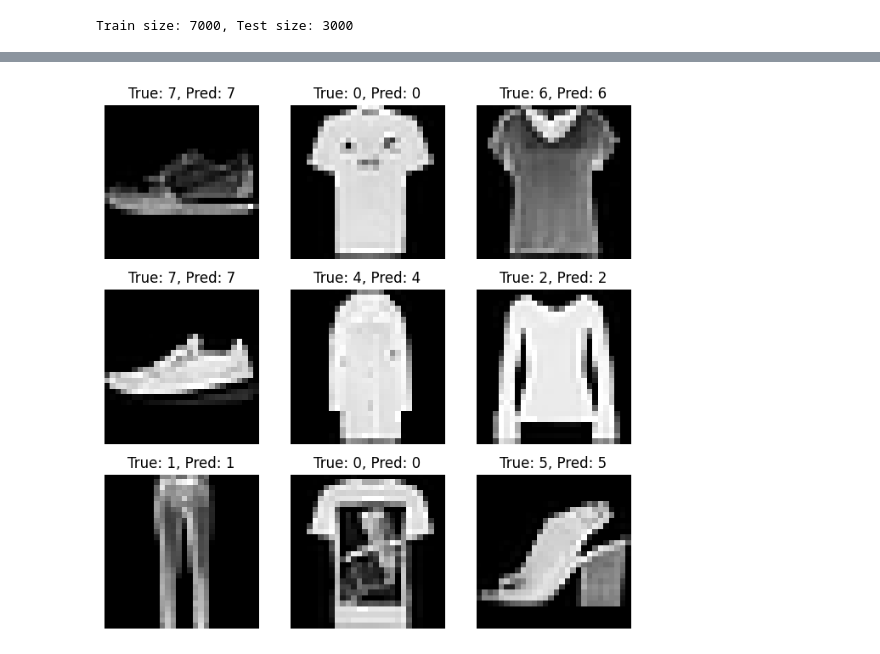
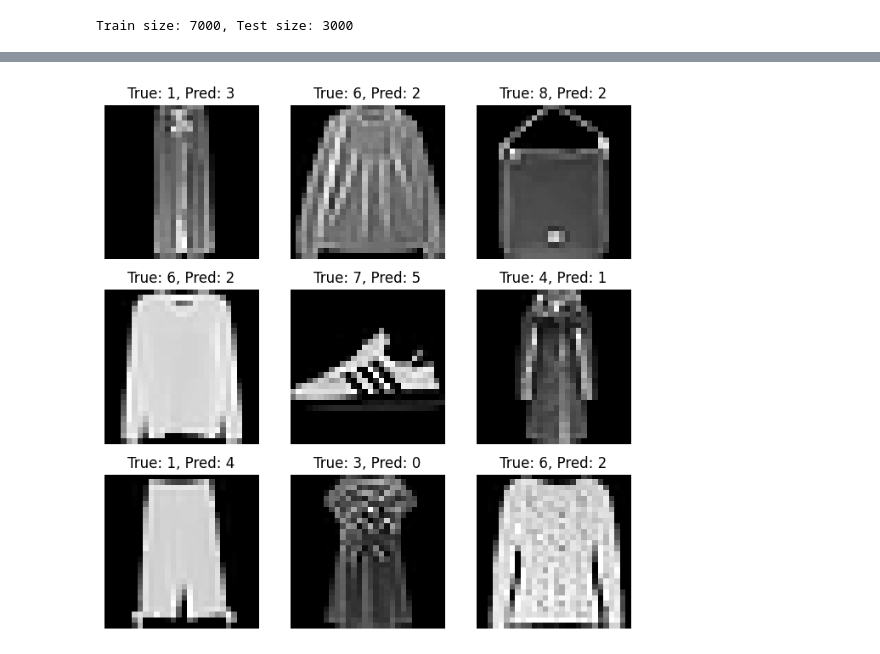
Before and after one commit to fynley17/AI-Class, a Jupyter notebook: Week5 - Feedforwading Neural Networks/homework/fasion.ipynb, the cells around one changed output, grey strips where cells are left out. Drawn from its saved outputs; the diff is of its cells as text; code cells hidden in the pictures.

```diff
--- a/Week5 - Feedforwading Neural Networks/homework/fasion.ipynb
+++ b/Week5 - Feedforwading Neural Networks/homework/fasion.ipynb
@@ -110,21 +148,3 @@ Total trainable parameters: 572486
 # %%
 criterion = nn.CrossEntropyLoss()
 optimizer = optim.Adam(model.parameters(), lr=0.001)
-# %%
-num_epochs = 30
-for epoch in range(num_epochs):
-    model.train()
-    running_loss = 0.0
-    for images, labels in train_loader:
-        images, labels = images.to(device), labels.to(device)
-
-        optimizer.zero_grad()
-        outputs = model(images)
-        loss = criterion(outputs, labels)
-        loss.backward()
-        optimizer.step()
-
-        running_loss += loss.item() * images.size(0)
-
-    epoch_loss = running_loss / len(train_loader.dataset)
-    print(f'Epoch [{epoch+1}/{num_epochs}], Loss: {epoch_loss:.4f}')
@@ -173,15 +258,30 @@ Test Accuracy: 85.30%
 # %%
 fig, axes = plt.subplots(3, 3, figsize=(8, 8))
-for i, ax in enumerate(axes.flat):
-    image, label = test_dataset[i]
-    image = image.to(device).unsqueeze(0)
-    output = model(image)
-    _, predicted = torch.max(output.data, 1)
-    ax.imshow(image.cpu().view(28, 28), cmap='gray')
-    ax.set_title(f'True: {label}, Pred: {predicted.item()}')
-    ax.axis('off')
-print(classification_report(all_labels, all_preds))
-plt.show()
+misclassified = []
+
+model.eval()
+with torch.no_grad():
+    for idx in range(len(test_dataset)):
+        image, label = test_dataset[idx]
+        img_device = image.to(device).unsqueeze(0)
+        output = model(img_device)
+        _, pred = torch.max(output, 1)
+        if pred.item() != int(label):
+            misclassified.append((image, int(label), int(pred.item())))
+        if len(misclassified) >= 9:
+            break
+
+if len(misclassified) == 0:
+    print("All test samples classified correctly.")
+else:
+    for i, ax in enumerate(axes.flat):
+        ax.axis('off')
+        if i < len(misclassified):
+            image, true_label, pred_label = misclassified[i]
+            ax.imshow(image.cpu().view(28, 28), cmap='gray')
+            ax.set_title(f'True: {true_label}, Pred: {pred_label}')
+    print(classification_report(all_labels, all_preds))
+    plt.show()
 # %% [output]
               precision    recall  f1-score   support
 
@@ -202 +302 @@ weighted avg       0.85      0.85      0.85      3000
-[figure, old version]
+[figure, new version]
```
Also changed, not shown: parts of 9 cells of this notebook, 1 other file.
